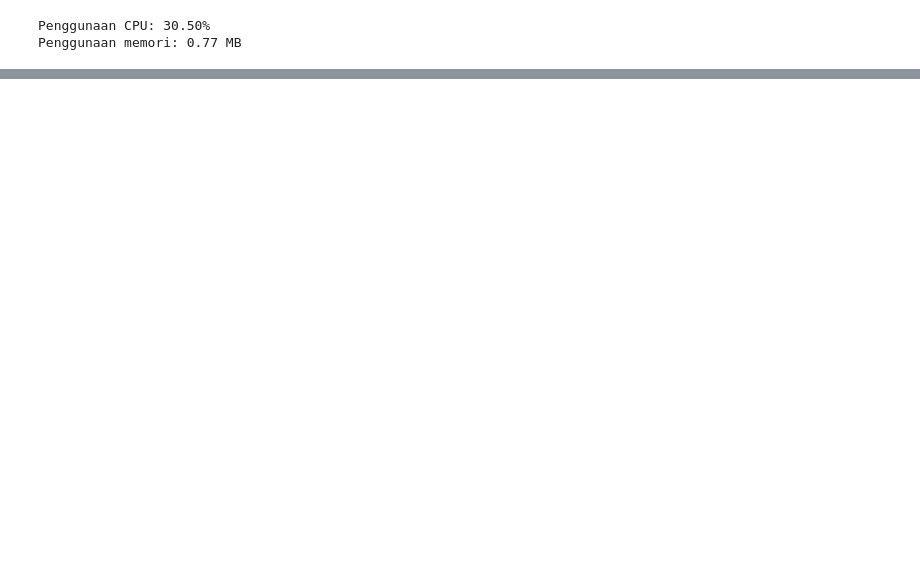
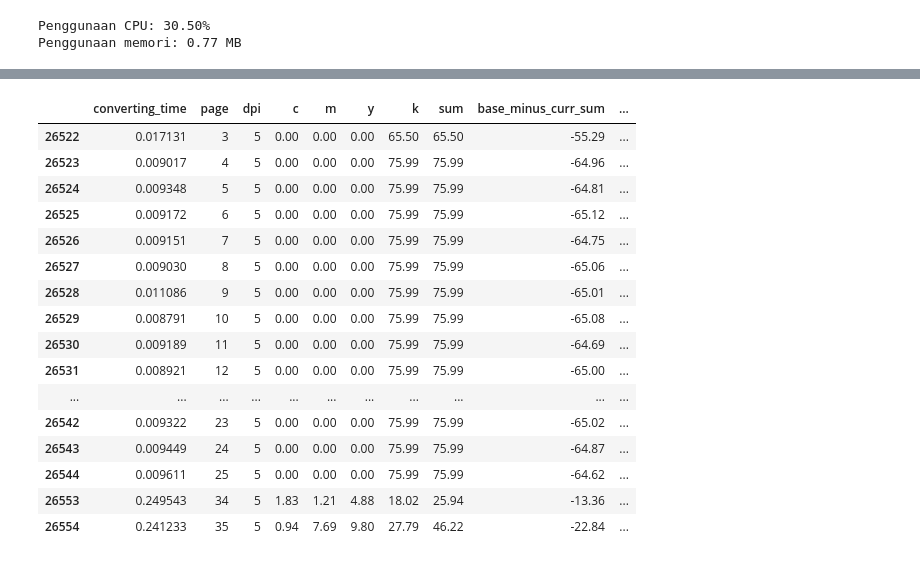
Before and after one commit to rasyidev/print-cost, a Jupyter notebook: notebook/Untitled.ipynb, the cells around one changed output, grey strips where cells are left out. Cells and saved outputs as stored; diff of their text form; code cells hidden in the pictures; blank space fills up the shorter version.

```diff
--- a/notebook/Untitled.ipynb
+++ b/notebook/Untitled.ipynb
@@ -150,0 +179,5 @@ df[(df['diff'] > 1) & (df['dpi'] >= 50)]
+# %%
+import pandas as pd
+
+df = pd.read_csv(current_dir.joinpath("datasets/cmyk_by_dpi_and_render_options.csv"))
+df
@@ -150,0 +198,3 @@ df[(df['diff'] > 1) & (df['dpi'] >= 50)]
+# %%
+df_default = df[df['options'] == 'default'].copy()
+df_default
@@ -150,0 +227,20 @@ df[(df['diff'] > 1) & (df['dpi'] >= 50)]
+# %%
+df_default[(df_default['dpi'] == 5) & (df_default['diff'] >=10)]
+# %% [output]
+|  | converting_time | page | dpi | c | m | y | k | sum | base_minus_curr_sum | ... |
+| 26522 | 0.017131 | 3 | 5 | 0.00 | 0.00 | 0.00 | 65.50 | 65.50 | -55.29 | ... |
+| 26523 | 0.009017 | 4 | 5 | 0.00 | 0.00 | 0.00 | 75.99 | 75.99 | -64.96 | ... |
+| 26524 | 0.009348 | 5 | 5 | 0.00 | 0.00 | 0.00 | 75.99 | 75.99 | -64.81 | ... |
+| 26525 | 0.009172 | 6 | 5 | 0.00 | 0.00 | 0.00 | 75.99 | 75.99 | -65.12 | ... |
+| 26526 | 0.009151 | 7 | 5 | 0.00 | 0.00 | 0.00 | 75.99 | 75.99 | -64.75 | ... |
+| 26527 | 0.009030 | 8 | 5 | 0.00 | 0.00 | 0.00 | 75.99 | 75.99 | -65.06 | ... |
+| 26528 | 0.011086 | 9 | 5 | 0.00 | 0.00 | 0.00 | 75.99 | 75.99 | -65.01 | ... |
+| 26529 | 0.008791 | 10 | 5 | 0.00 | 0.00 | 0.00 | 75.99 | 75.99 | -65.08 | ... |
+| 26530 | 0.009189 | 11 | 5 | 0.00 | 0.00 | 0.00 | 75.99 | 75.99 | -64.69 | ... |
+| 26531 | 0.008921 | 12 | 5 | 0.00 | 0.00 | 0.00 | 75.99 | 75.99 | -65.00 | ... |
+| ... | ... | ... | ... | ... | ... | ... | ... | ... | ... | ... |
+| 26542 | 0.009322 | 23 | 5 | 0.00 | 0.00 | 0.00 | 75.99 | 75.99 | -65.02 | ... |
+| 26543 | 0.009449 | 24 | 5 | 0.00 | 0.00 | 0.00 | 75.99 | 75.99 | -64.87 | ... |
+| 26544 | 0.009611 | 25 | 5 | 0.00 | 0.00 | 0.00 | 75.99 | 75.99 | -64.62 | ... |
+| 26553 | 0.249543 | 34 | 5 | 1.83 | 1.21 | 4.88 | 18.02 | 25.94 | -13.36 | ... |
+| 26554 | 0.241233 | 35 | 5 | 0.94 | 7.69 | 9.80 | 27.79 | 46.22 | -22.84 | ... |
```
Also changed, not shown: parts of 31 cells of this notebook, 8 other files.
